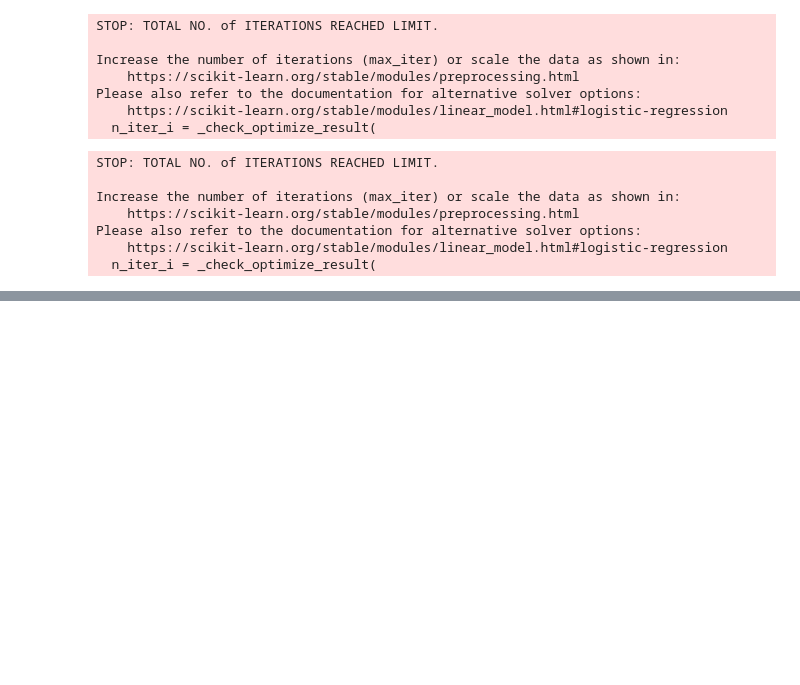
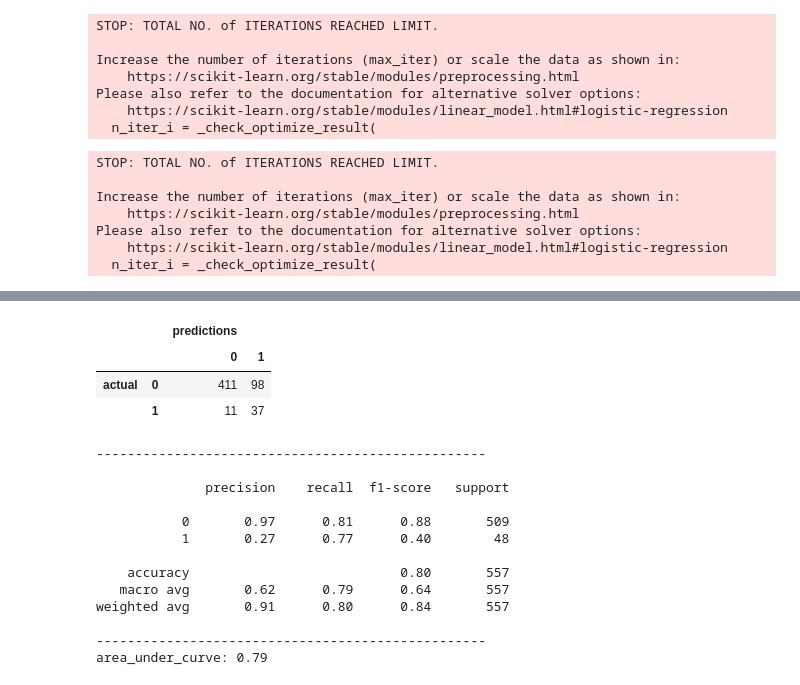
Before and after one commit to Demiga-g/marketing-mlops, a Jupyter notebook: 01-initial_model/ifood_campaign_analysis.ipynb, the cells around one changed output, grey strips where cells are left out. Cells and saved outputs as stored; diff of their text form; code cells hidden in the pictures; blank space fills up the shorter version.

```diff
--- a/01-initial_model/ifood_campaign_analysis.ipynb
+++ b/01-initial_model/ifood_campaign_analysis.ipynb
@@ -299,0 +396,22 @@ array([[0.95452829, 0.04547171],
+# %%
+from sklearn.svm import SVC
+svc = SVC()
+metrics_output(X_resampled, X_val, y_resampled, y_val, svc)
+# %% [output]
+|  |  | predictions |  |
+|  |  | 0 | 1 |
+| actual | 0 | 411 | 98 |
+|  | 1 | 11 | 37 |
+--------------------------------------------------
+
+              precision    recall  f1-score   support
+
+           0       0.97      0.81      0.88       509
+           1       0.27      0.77      0.40        48
+
+    accuracy                           0.80       557
+   macro avg       0.62      0.79      0.64       557
+weighted avg       0.91      0.80      0.84       557
+
+--------------------------------------------------
+area_under_curve: 0.79
```
Also changed, not shown: parts of 19 cells of this notebook.
